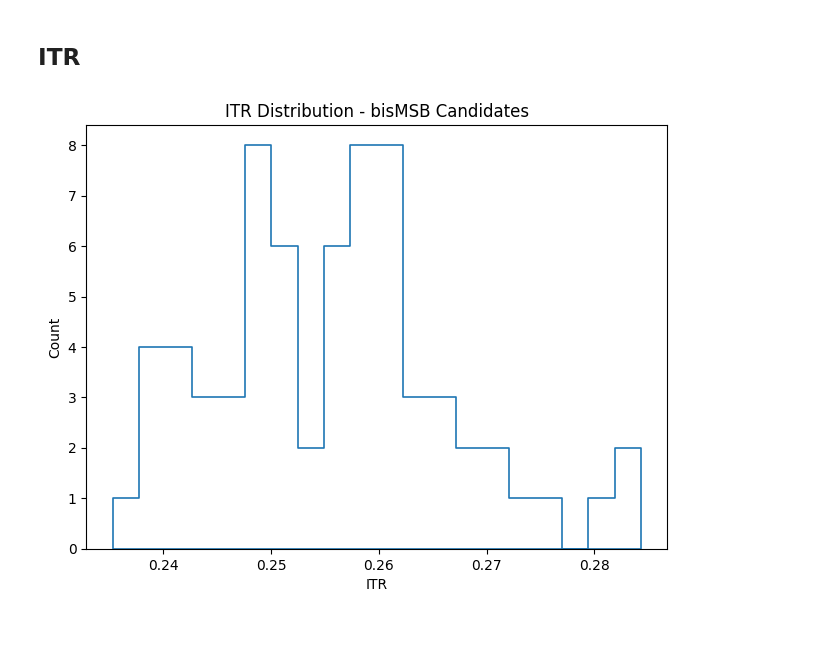
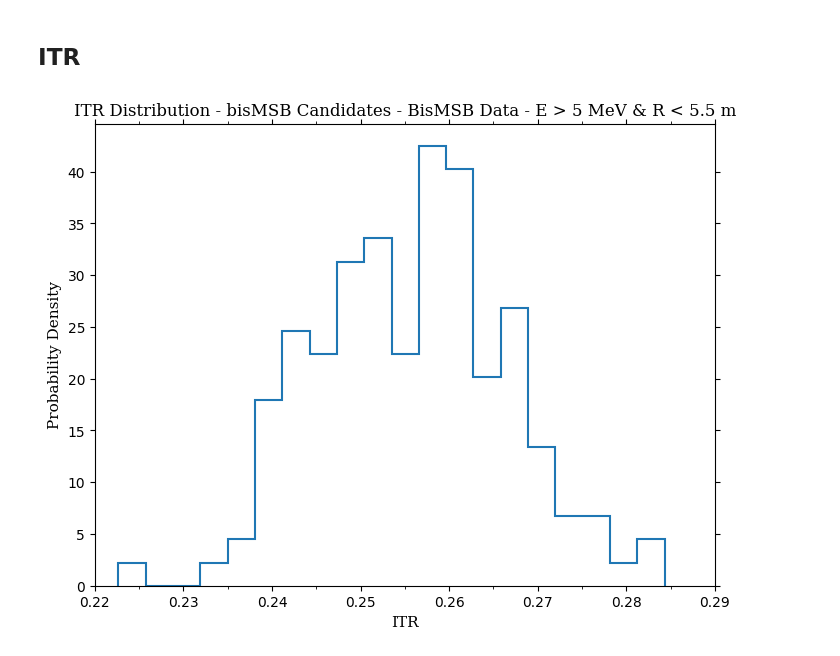
Before and after one commit to joankl/Solar-Neutrinos-Project, a Jupyter notebook: real data analysis/bisMSB/First candidates study.ipynb, the cells around one changed output. Drawn from its saved outputs; the diff is of its cells as text; code cells hidden in the pictures; blank space fills up the shorter version.

```diff
--- a/real data analysis/bisMSB/First candidates study.ipynb
+++ b/real data analysis/bisMSB/First candidates study.ipynb
@@ -39,9 +39,10 @@ for obs in obs_list:
         obs_dict[obs] = np.append(obs_dict[obs], obs_i)
 
 
-# === Apply Energy Cut ===
-en_cut_inf = 5
-mask = (obs_dict['energy_corrected'] >= en_cut_inf)
+# === Apply Cut ===
+en_inf_cut = 5
+posr_cut = 5500
+mask = (obs_dict['energy_corrected'] >= en_inf_cut)
 
 energy = obs_dict['energy_corrected'][mask]
 posr_av = obs_dict['posr_av'][mask]
@@ -219,14 +220,31 @@ plt.show()
 # %%
 bins = 20
 
-plt.figure(figsize = (7.5, 5.5))
-sn.histplot(itr, bins = bins, element = 'step', alpha = 0, linewidth = 1.2)
+fig, ax = plt.subplots(figsize = (8, 6))
 
-plt.xlabel('ITR')
-#plt.ylabel(f'Counst per {binwidth} MeV')
+#sn.histplot(itr, bins = bins, element = 'step', alpha = 0, linewidth = 1.2, stat = 'density')
+plt.hist(itr, bins = bins, histtype='step', linewidth=1.5, density = True)
 
-plt.title('ITR Distribution - bisMSB Candidates')
+plt.xlabel('ITR', fontdict = font_style_axis)
+plt.ylabel('Probability Density', fontdict = font_style_axis)
+
+# --- Markers ---
+ax.xaxis.set_minor_locator(MultipleLocator(0.005))
+ax.xaxis.set_major_locator(MultipleLocator(0.01))
+
+#ax.yaxis.set_minor_locator(MultipleLocator(0.01))
+#ax.yaxis.set_major_locator(MultipleLocator(0.05))
+
+ax.tick_params(which='minor', top=True, bottom=True, left=True, right=True)
+ax.tick_params(which='major', top=True, bottom=True, left=True, right=True)
+
+plt.xlim(0.22, 0.29)
+
+plt.title(rf'ITR Distribution - bisMSB Candidates - BisMSB Data - E > {en_cut_inf} MeV & R < 5.5 m',
+         fontdict = font_style_title)
+
+plt.savefig(save_path + f'ITR_E_{en_inf_cut}_MeV_R_{posr_cut}_mm.png', dpi=300, bbox_inches='tight')
 
 plt.show()
 # %% [output]
-[figure, old version]
+[figure, new version]
```
Also changed, not shown: parts of 1 cell of this notebook, 1 other file.
